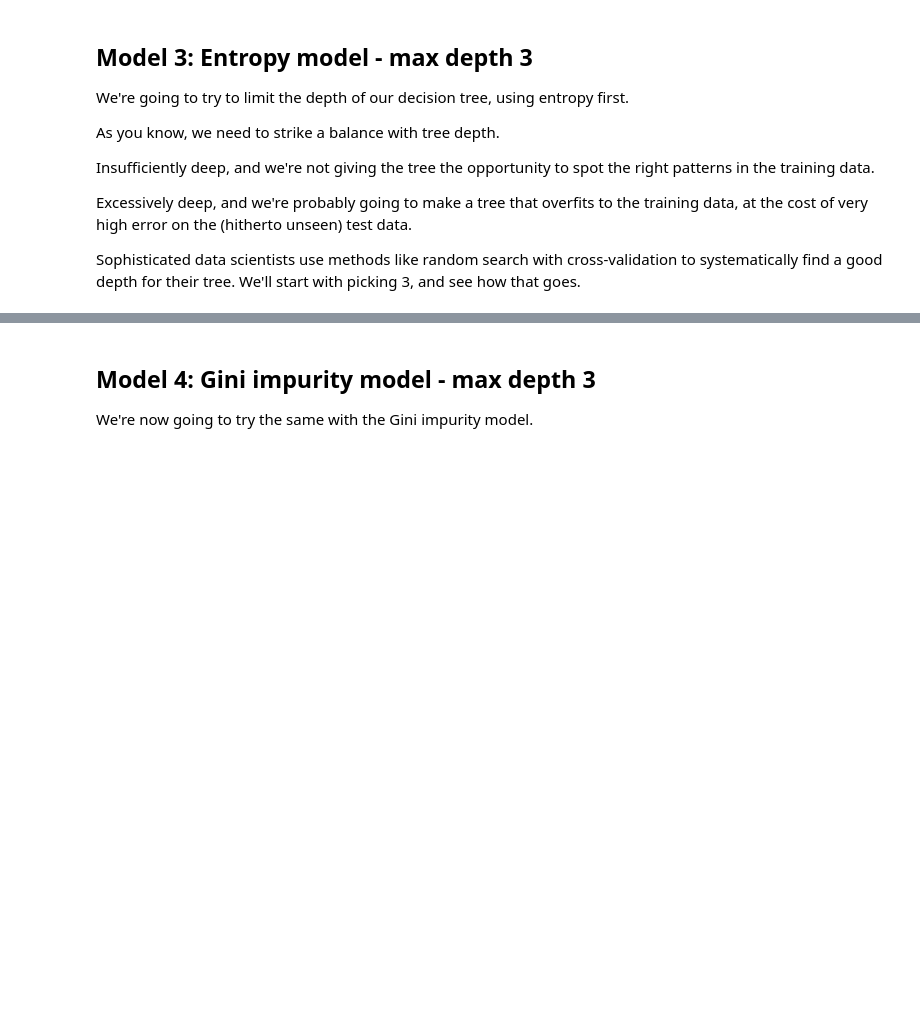
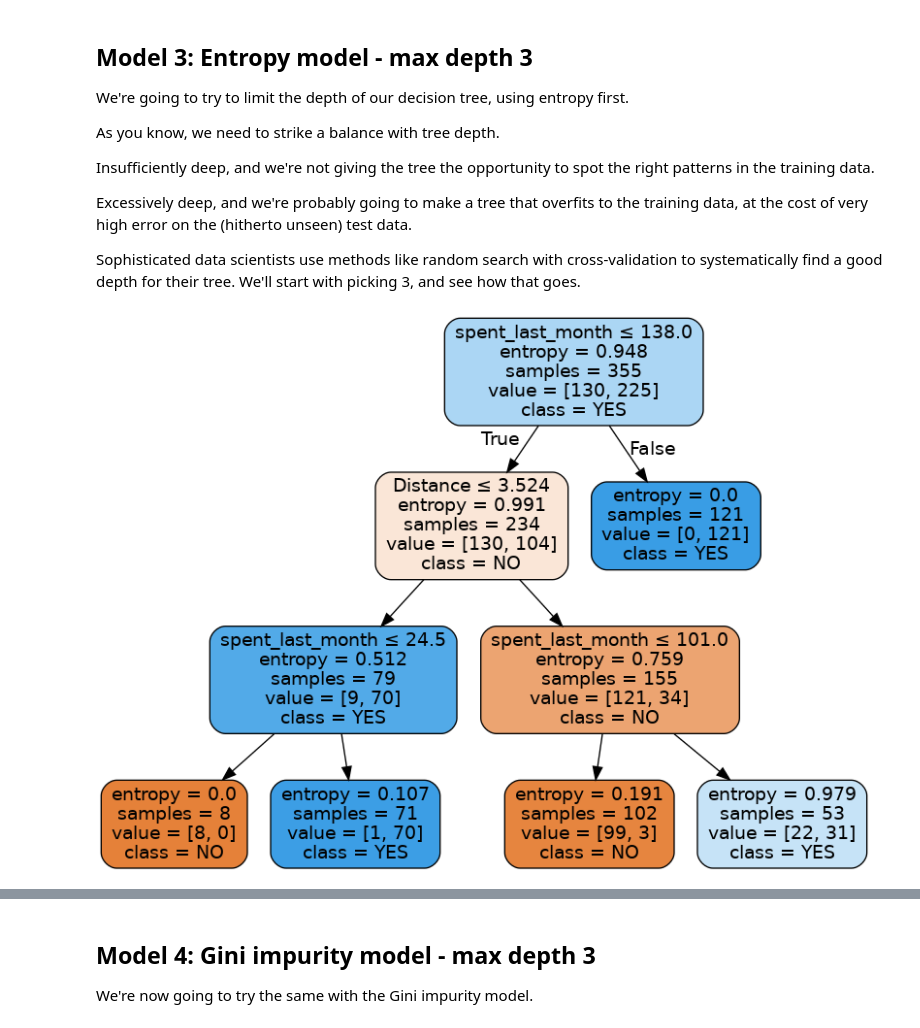
Before and after one commit to willkchan/Decision-Tree-study, a Jupyter notebook: Springboard Decision Tree Specialty Coffee Case Study - Tier 3.ipynb, the cells around one changed output, grey strips where cells are left out. Cells and saved outputs as stored; diff of their text form; code cells hidden in the pictures; blank space fills up the shorter version.

```diff
--- a/Springboard Decision Tree Specialty Coffee Case Study - Tier 3.ipynb
+++ b/Springboard Decision Tree Specialty Coffee Case Study - Tier 3.ipynb
@@ -461,14 +489,24 @@ Excessively deep, and we're probably going to make a tree that overfits to the t
 Sophisticated data scientists use methods like random search with cross-validation to systematically find a good depth for their tree. We'll start with picking 3, and see how that goes.
 # %%
 # Made a model as before, but call it entr_model2, and make the max_depth parameter equal to 3.
+entr_model2 = tree.DecisionTreeClassifier(criterion='entropy', random_state=1234, max_depth=3)
+
 # Execute the fitting, predicting, and Series operations as before
-_ _ _
+entr_model2.fit(X_train, y_train)
+y_pred = entr_model2.predict(X_test)
+y_pred = pd.Series(y_pred)
 # %%
 # As before, we need to visualize the tree to grasp its nature
-_ _ _
+dot_data = StringIO()
+tree.export_graphviz(entr_model2, out_file=dot_data,
+                     filled=True, rounded=True,
+                     special_characters=True, feature_names=X_train.columns, class_names=entr_model2.classes_)
 
 # Alternatively for class_names use entr_model2.classes_
-_ _ _
+graph = pydotplus.graph_from_dot_data(dot_data.getvalue())
+Image(graph.create_png())
+# %% [output]
+[figure, added]
 # %%
 # Run this block for model evaluation
 print("Model Entropy model max depth 3")
```
Also changed, not shown: parts of 22 cells of this notebook.
